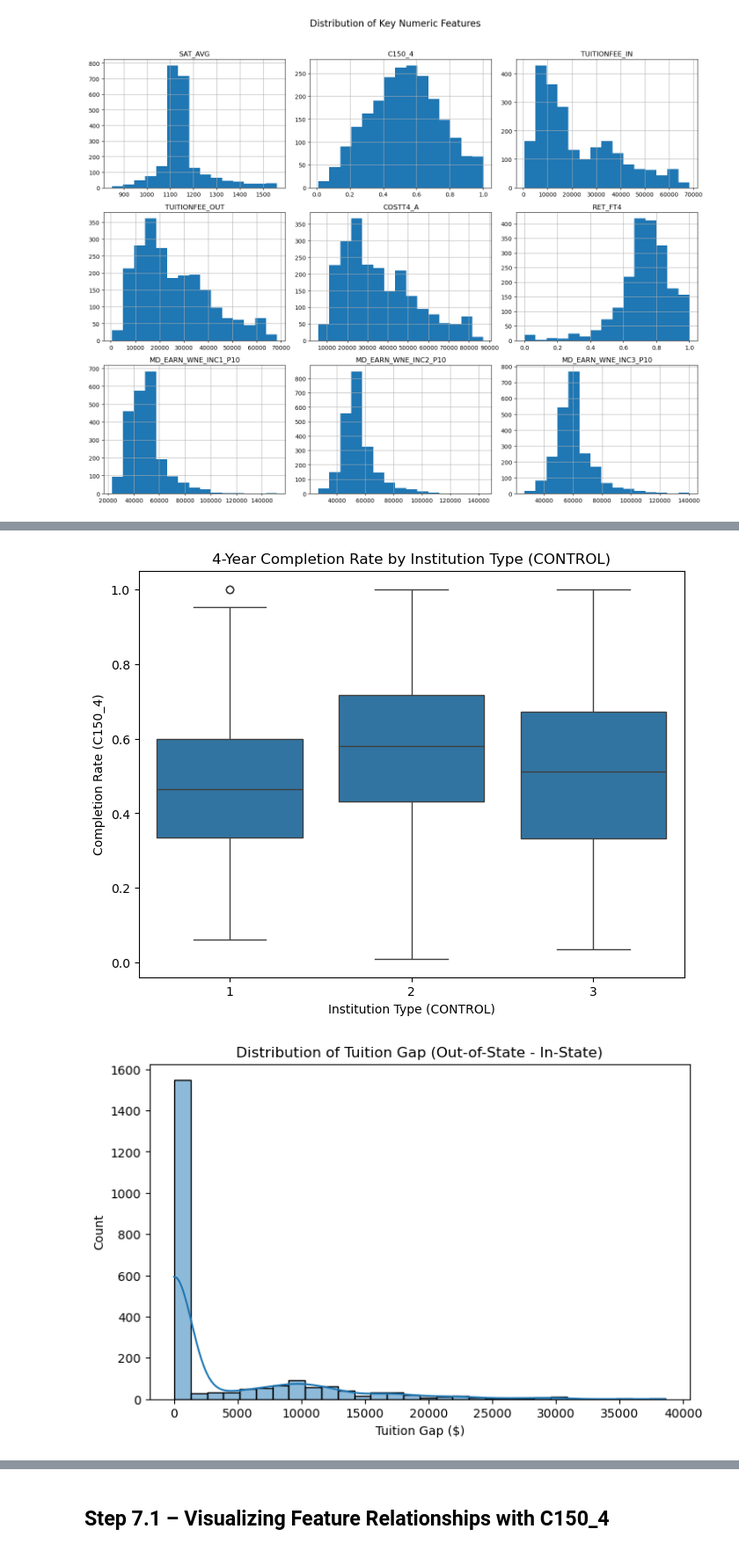
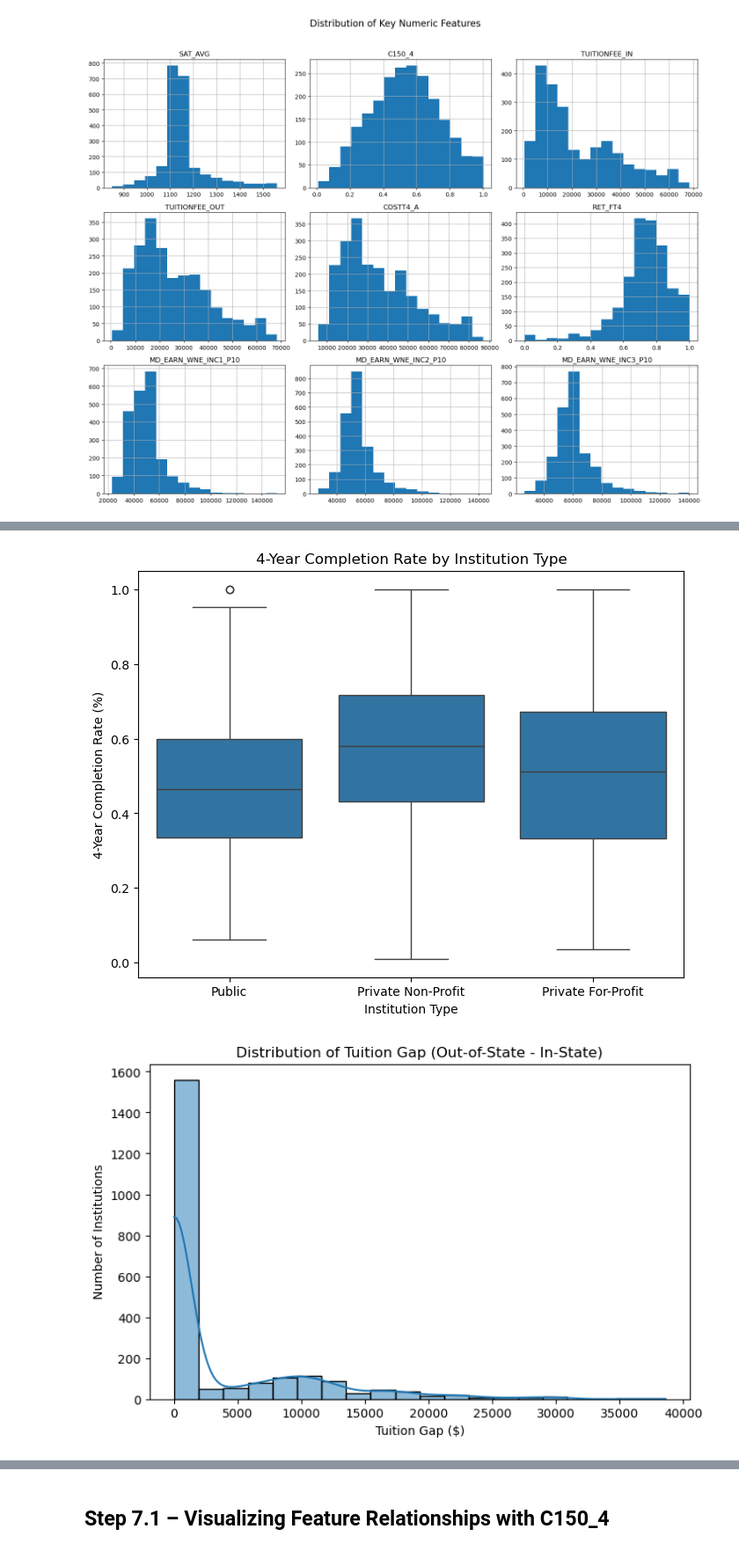
Before and after one commit to Connerj1234/4780-Project, a Jupyter notebook: preprocessing copy.ipynb, the cells around one changed output, grey strips where cells are left out. Shown at 88% size. Cells and saved outputs as stored; diff of their text form; code cells hidden in the pictures.

```diff
--- a/preprocessing copy.ipynb
+++ b/preprocessing copy.ipynb
@@ -265,21 +263,22 @@ plt.show()
 # %%
 plt.figure(figsize=(8, 6))
-sns.boxplot(x='CONTROL', y='C150_4', data=df_relevant)
-plt.title("4-Year Completion Rate by Institution Type (CONTROL)")
-plt.xlabel("Institution Type (CONTROL)")
-plt.ylabel("Completion Rate (C150_4)")
+sns.boxplot(x='CONTROL_LABEL', y='C150_4', data=df_relevant)
+plt.title("4-Year Completion Rate by Institution Type")
+plt.xlabel("Institution Type")
+plt.ylabel("4-Year Completion Rate (%)")
 plt.show()
 # %% [output]
-[figure, old version]
+[figure, new version]
 # %%
 # Visualize the Tuition Gap
 plt.figure(figsize=(8, 5))
-sns.histplot(df_relevant['TUITION_GAP'], kde=True, bins=30)
+sns.histplot(df_relevant['TUITION_GAP'], kde=True, bins=20)
 plt.title("Distribution of Tuition Gap (Out-of-State - In-State)")
 plt.xlabel("Tuition Gap ($)")
+plt.ylabel("Number of Institutions")
 plt.show()
 # %% [output]
-[figure, old version]
+[figure, new version]
 # %%
 # Create a mapping for LOCALE_GROUP based on LOCALE values
 locale_map = {
```
Also changed, not shown: parts of 7 cells of this notebook.
